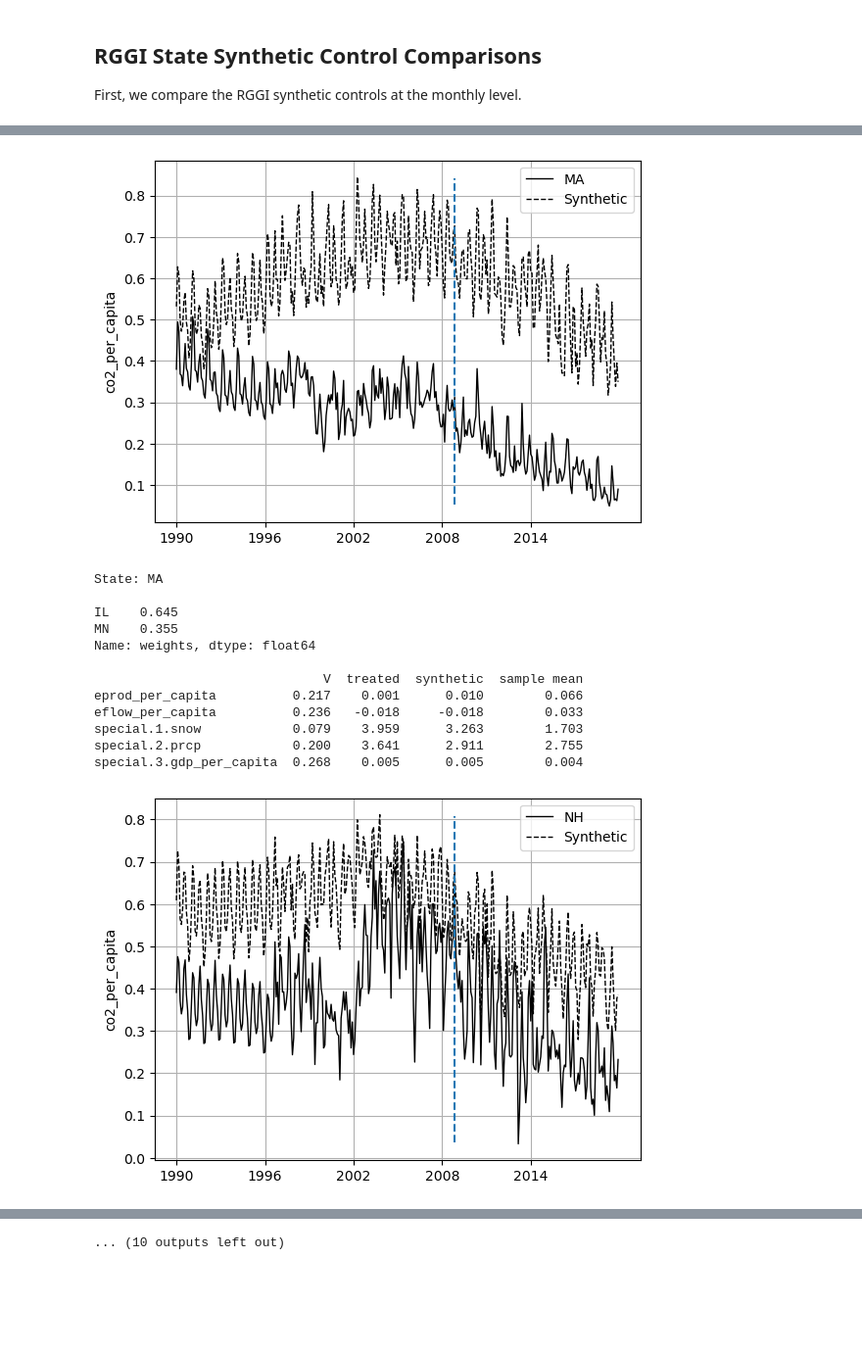
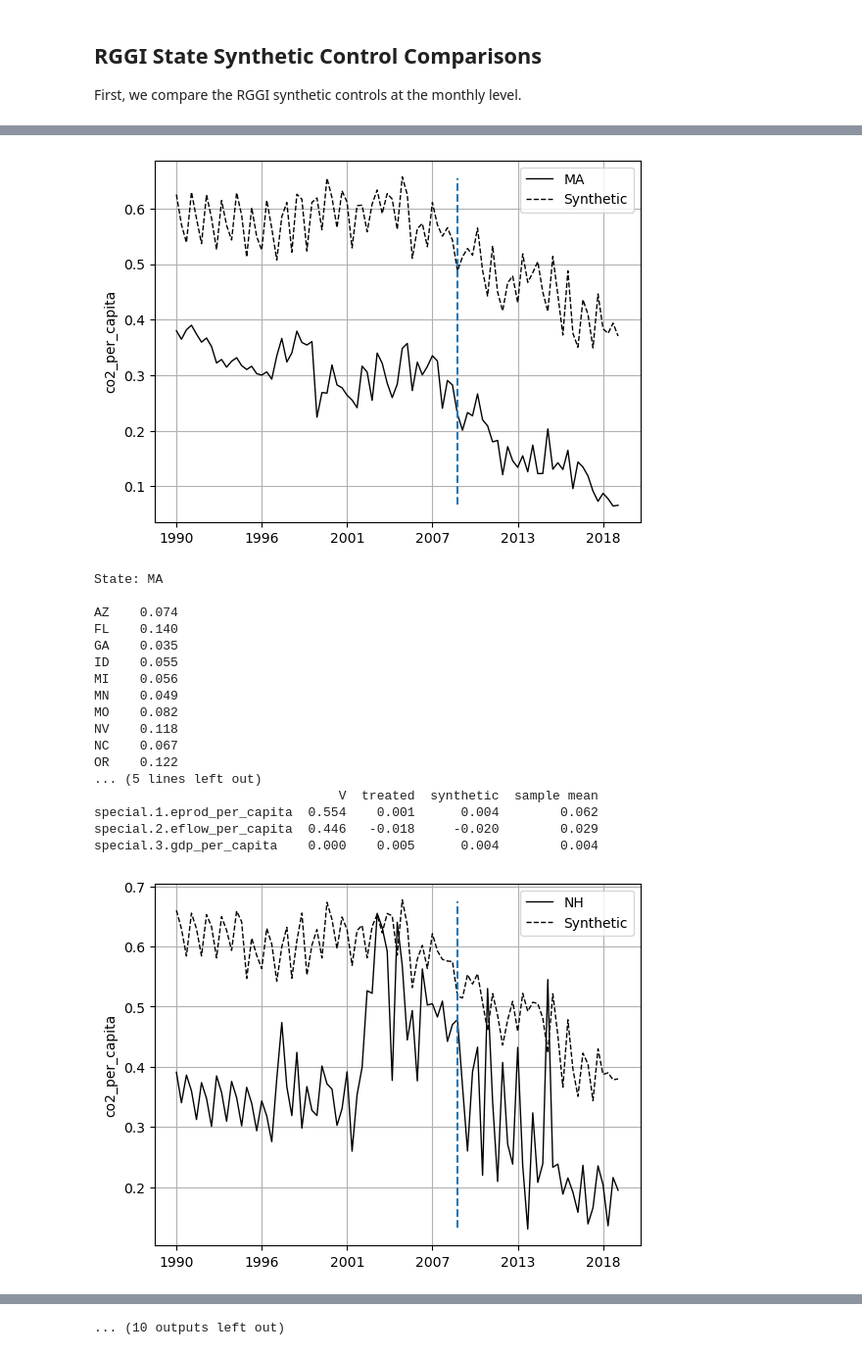
Before and after one commit to jableable/regulators, a Jupyter notebook: Models/Synthetic_Control/Jared/de_synthetic_control.ipynb, the cells around one changed output, grey strips where cells are left out. Shown: that part at 98% size. Drawn from its saved outputs; the diff is of its cells as text; code cells hidden in the pictures; blank space fills up the shorter version.

Commit message:
Add functionality to de_synthetic_control
We can now specify month_jumps to capture
monthly, quarterly, semiannually, annually, etc.

```diff
--- a/Models/Synthetic_Control/Jared/de_synthetic_control.ipynb
+++ b/Models/Synthetic_Control/Jared/de_synthetic_control.ipynb
@@ -38,17 +16,19 @@ df_mo.head(30)
 # %%
-time_range = df_mo.date
+# set number of months to skip at a time when training monthly model.
+# month_jumps = 1 means consider all monthly data; month_jumps = 12 means consider one month per year
+month_jumps = 4
 
 # these are the time values where CO2 per capita is fit
-preintervention_time_range = df_mo.date[(df_mo.date >= '1990-06-01')&(df_mo.date<'2009-01-01')]
+preintervention_time_range = df_mo.date[(df_mo.date >= '1990-06-01')&(df_mo.date<'2009-01-01')&(df_mo.state=='MI')][::month_jumps]
 
 # these are the time values where our features are fit (subset of preintervention_time_range)
-preintervention_feature_range = df_mo.date[(df_mo.date >= '1997-01-01') & (df_mo.date<'2009-01-01')]
-preintervention_weather_range = df_mo.date[(df_mo.date >= '1990-01-01') & (df_mo.date<'2009-01-01')]
-preintervention_gdp_range = df_mo.date[(df_mo.date >= '1997-12-01') & (df_mo.date<'2009-01-01')]
-preintervention_per_capita_range = df_mo.date[(df_mo.date >= '1990-06-01') & (df_mo.date<'2009-01-01')]
+preintervention_feature_range = df_mo.date[(df_mo.date >= '1997-01-01') & (df_mo.date<'2009-01-01')&(df_mo.state=='MI')][::month_jumps]
+preintervention_weather_range = df_mo.date[(df_mo.date >= '1990-01-01') & (df_mo.date<'2009-01-01')&(df_mo.state=='MI')][::month_jumps]
+preintervention_gdp_range = df_mo.date[(df_mo.date >= '1997-12-01') & (df_mo.date<'2009-01-01')&(df_mo.state=='MI')][::month_jumps]
+preintervention_per_capita_range = df_mo.date[(df_mo.date >= '1990-06-01') & (df_mo.date<'2009-01-01')&(df_mo.state=='MI')][::month_jumps]
 
 # these are the dates used for our monthly graph
-years= pd.date_range(start='1990-06-01', end='2019-12-01', freq='MS').strftime('%Y-%m-%d').tolist()
+years = pd.date_range(start='1990-06-01', end='2019-12-01', freq='MS').strftime('%Y-%m-%d').tolist()[::month_jumps]
 # %% [markdown]
 We prepare the study data using a `Dataprep` object that describes all the details needed to define the synthetic control study. This works similarly to the `dataprep` method in the `R` package `synth`.
 
@@ -92,12 +72,8 @@ dataprep_mo = Dataprep(
     predictors_op="mean",
     time_predictors_prior=preintervention_feature_range,
     special_predictors=[
-        ('monthly_population', preintervention_per_capita_range, "mean"),
         ('eprod_per_capita', preintervention_per_capita_range, "mean"),
         ('eflow_per_capita', preintervention_per_capita_range, "mean"),
-        ("snow", preintervention_weather_range, "mean"),
-        ('prcp', preintervention_weather_range, "mean"),
-        ('tavg', preintervention_weather_range, "mean"),
         ('gdp_per_capita', preintervention_gdp_range, "mean")
         ],
     dependent="co2_per_capita",
@@ -179,4 +147,10 @@ NV    0.541
 Name: weights, dtype: float64
+# %%
+years
+treatment_dates = []
+for year in years:
+    if year.startswith('2009'):
+        treatment_dates.append(year)
 # %%
 # Monthly synthetic control plot
 
@@ -221,14 +189,14 @@ First, we compare the RGGI synthetic controls at the monthly level.
 for state in rggi_states:
     dataprep_mo = Dataprep(
     foo=df_mo,
-    predictors=['eprod_per_capita', 'eflow_per_capita'],
+    predictors=[],
     predictors_op="mean",
     time_predictors_prior=preintervention_feature_range,
     special_predictors=[
-        ("snow", preintervention_weather_range, "mean"),
-        ('prcp', preintervention_weather_range, "mean"),
+        ('eprod_per_capita', preintervention_per_capita_range, "mean"),
+        ('eflow_per_capita', preintervention_per_capita_range, "mean"),
         ('gdp_per_capita', preintervention_gdp_range, "mean")
-    ],
+        ],
     dependent="co2_per_capita",
     unit_variable="state",
     time_variable="date",
@@ -242,7 +210,7 @@ for state in rggi_states:
     synth_mo = Synth()
     synth_mo.fit(dataprep=dataprep_mo)
 
-    synth_mo.path_plot(time_period=years, treatment_time='2009-01-01')
+    synth_mo.path_plot(time_period=years, treatment_time=treatment_dates[0])
 
     print('State:', state,'\n')
     print(synth_mo.weights(threshold=.01),'\n')
@@ -306,16 +284,21 @@ special.3.gdp_per_capita  0.201    0.004      0.004        0.004
-[figure, old version]
+[figure, new version]
 State: MA
 
-IL    0.645
-MN    0.355
-Name: weights, dtype: float64
-
-                              V  treated  synthetic  sample mean
-eprod_per_capita          0.217    0.001      0.010        0.066
-eflow_per_capita          0.236   -0.018     -0.018        0.033
-special.1.snow            0.079    3.959      3.263        1.703
-special.2.prcp            0.200    3.641      2.911        2.755
-special.3.gdp_per_capita  0.268    0.005      0.005        0.004
+AZ    0.074
+FL    0.140
+GA    0.035
+ID    0.055
+MI    0.056
+MN    0.049
+MO    0.082
+NV    0.118
+NC    0.067
+OR    0.122
+... (5 lines left out)
+                                V  treated  synthetic  sample mean
+special.1.eprod_per_capita  0.554    0.001      0.004        0.062
+special.2.eflow_per_capita  0.446   -0.018     -0.020        0.029
+special.3.gdp_per_capita    0.000    0.005      0.004        0.004
-[figure, old version]
+[figure, new version]
 State: NH
 
```
Also changed, not shown: parts of 10 cells of this notebook.
